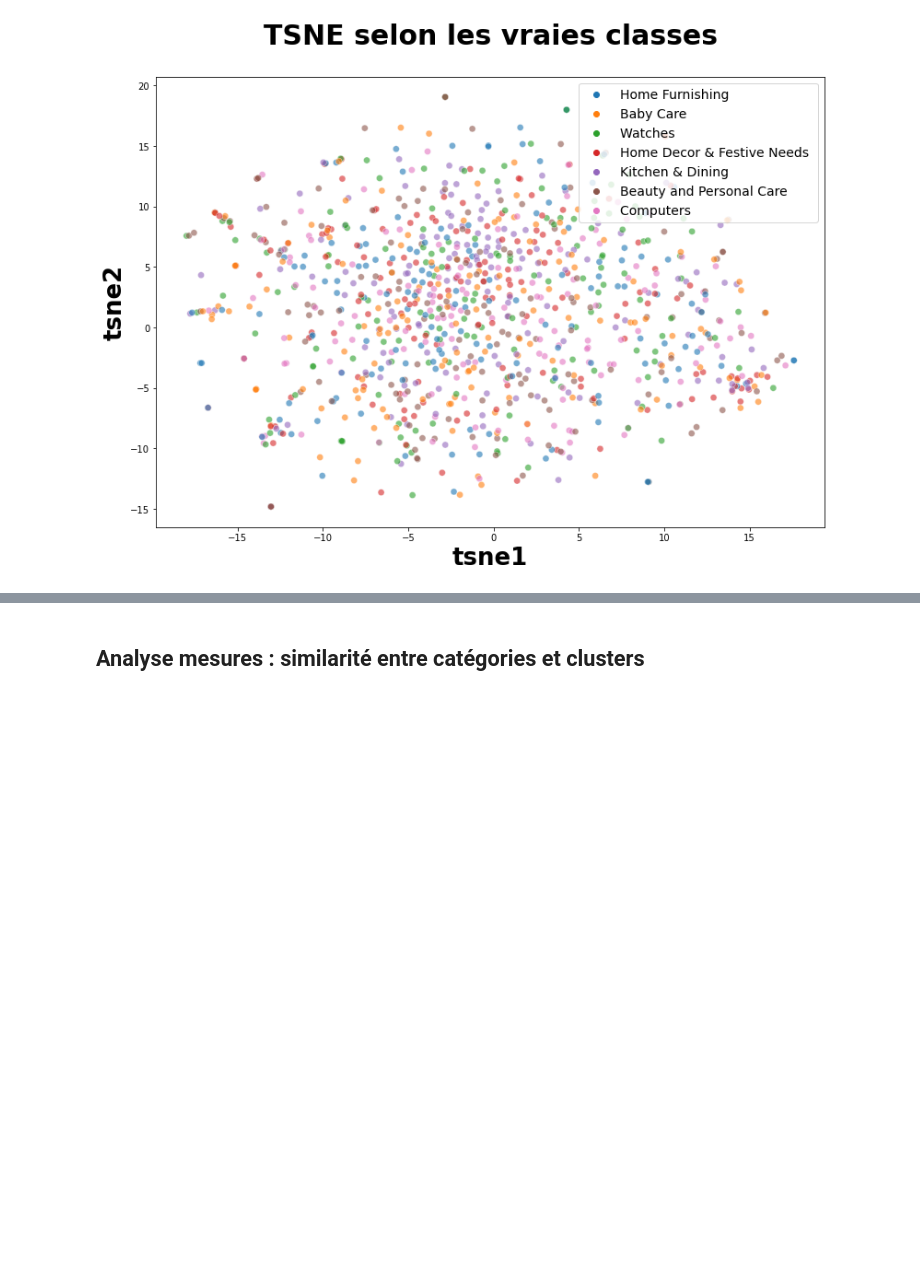
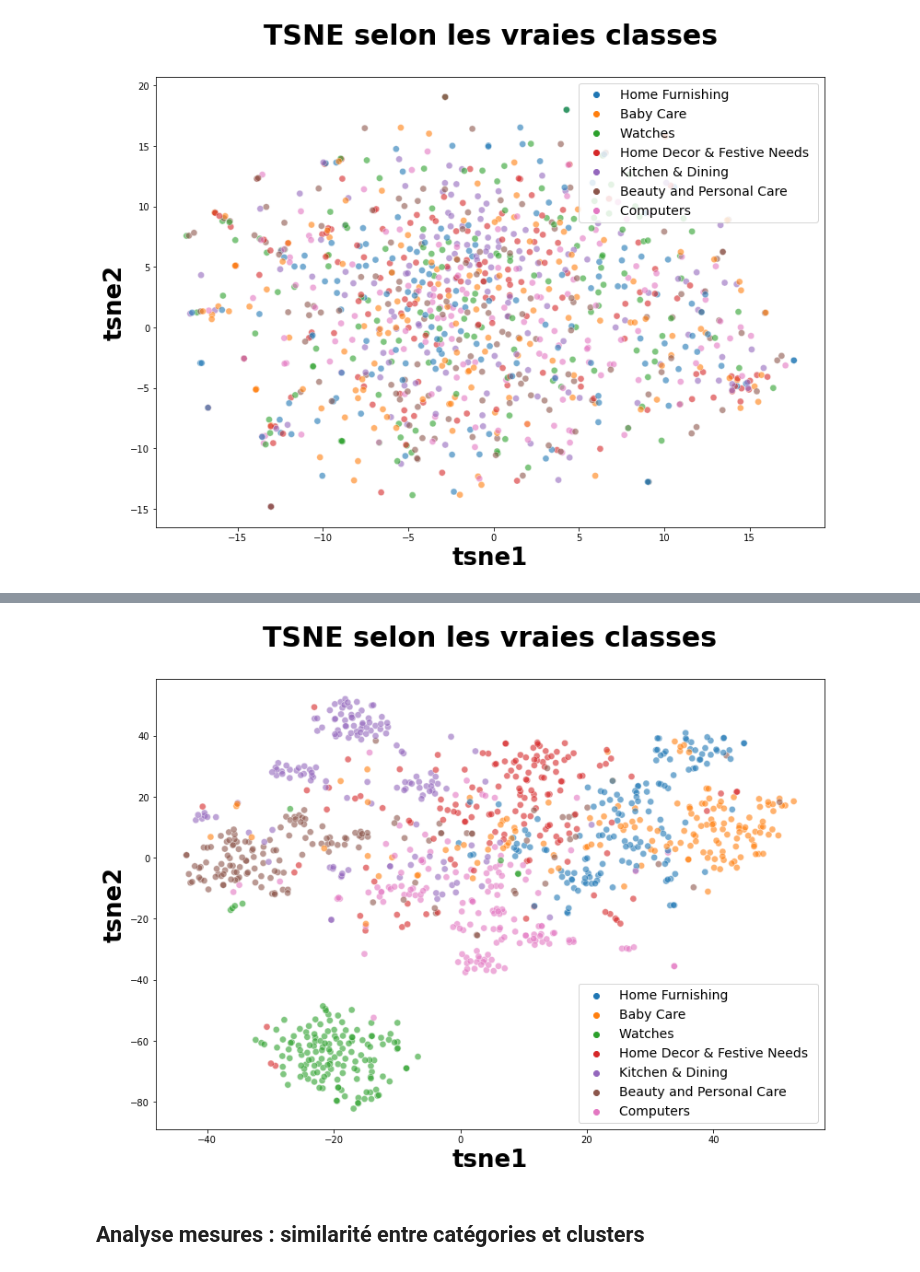
Before and after one commit to AbdulmagedALKHULAIFI/Automatic-classifer-consumer-goods, a Jupyter notebook: p6_2_IMG.ipynb, the cells around one changed output, grey strips where cells are left out. Cells and saved outputs as stored; diff of their text form; code cells hidden in the pictures; blank space fills up the shorter version.

```diff
--- a/p6_2_IMG.ipynb
+++ b/p6_2_IMG.ipynb
@@ -778,0 +788,5 @@ sift_df_tsne, sift_X_tsne  = reduce_dimension_tsne(sift_feat_pca)
+# %%
+resnet_features = np.array(resnet_images_features, dtype = 'float64')
+resnet_dataframe = pd.DataFrame(resnet_features)
+
+resnet_df_tsne, resnet_X_tsne  = reduce_dimension_tsne(resnet_dataframe)
@@ -817,3 +851,7 @@ display_distrubtion(sift_df_tsne)
+# %%
+display_distrubtion(resnet_df_tsne)
+# %% [output]
+[figure, added]
 # %% [markdown]
 ## Analyse mesures : similarité entre catégories et clusters
 # %% [markdown]
```
Also changed, not shown: parts of 29 cells of this notebook.
